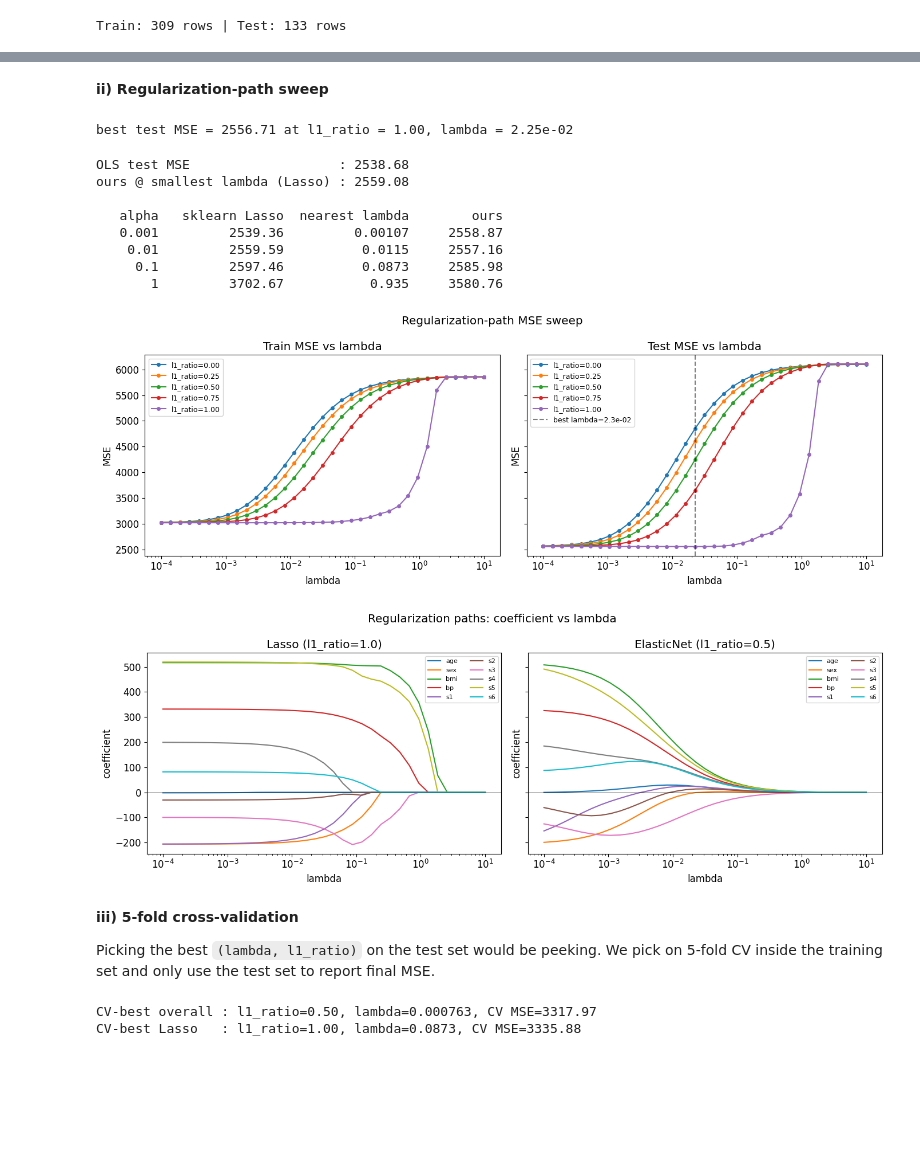
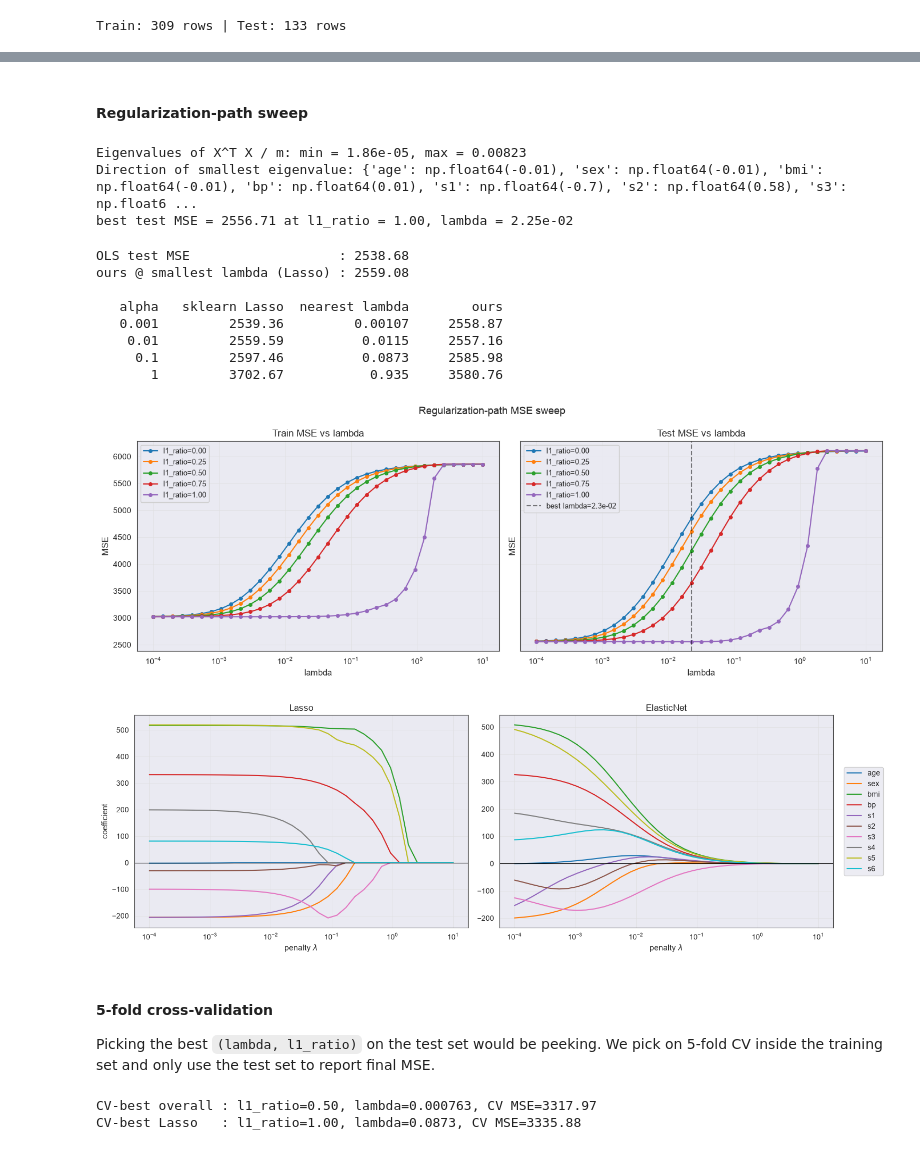
Before and after one commit to jackmcdonald-byte/ecse551-machine-learning-a1, a Jupyter notebook: submission/Charron-Boyle_Jamalshirpanjeh_Ku_McDonald_Assignment1.ipynb, the cells around one changed output, grey strips where cells are left out. Drawn from its saved outputs; the diff is of its cells as text; code cells hidden in the pictures; blank space fills up the shorter version.

```diff
--- a/submission/Charron-Boyle_Jamalshirpanjeh_Ku_McDonald_Assignment1.ipynb
+++ b/submission/Charron-Boyle_Jamalshirpanjeh_Ku_McDonald_Assignment1.ipynb
@@ -4,12 +5,29 @@
 import numpy as np
 import pandas as pd
 import matplotlib.pyplot as plt
+import seaborn as sns
 from pathlib import Path
 from sklearn.datasets import load_diabetes, load_digits
 from sklearn.model_selection import train_test_split
 from sklearn.preprocessing import StandardScaler
 
-plt.rcParams.update({"font.size": 12})
+plt.rcParams.update({
+    "font.size": 11,
+    "axes.titlesize": 12,
+    "axes.labelsize": 11,
+    "xtick.labelsize": 10,
+    "ytick.labelsize": 10,
+    "figure.dpi": 100,
+    "axes.grid": True,
+    "grid.color": "#DDDDDD",
+    "grid.linewidth": 0.5,
+    "grid.alpha": 0.7,
+    "axes.axisbelow": True,
+    "axes.edgecolor": "#444444",
+    "axes.linewidth": 0.8,
+    "legend.frameon": True,
+    "legend.framealpha": 0.9,
+})
 pd.set_option("display.precision", 3)
 
 FIG_DIR = Path("figures")
@@ -309,5 +348,5 @@ best lr: 1.50e+00
 # %% [markdown]
-**ii) Regularization-path sweep**
+#### Regularization-path sweep
 # %%
 def mse(y_true, y_pred):
     err = y_true - y_pred
@@ -322,6 +361,11 @@ iterations = 10000
 # the bias-stability bound is 2 (its Hessian is 1). We use lr = 1.5 / max(1, L_X + ...)
 # so a single step size stays inside both bounds for every (lambda, r) in the sweep.
 L_X = np.linalg.eigvalsh(X_train.T @ X_train / len(X_train))[-1]
+
+eigvals, eigvecs = np.linalg.eigh(X_train.T @ X_train / len(X_train))
+print(f"Eigenvalues of X^T X / m: min = {eigvals[0]:.3g}, max = {eigvals[-1]:.3g}")
+print("Direction of smallest eigenvalue:",
+      dict(zip(df_diab.drop(columns="target").columns, eigvecs[:, 0].round(2))))
 
 n_r, n_l = len(l1_ratios), len(lambdas)
 W_path = np.zeros((n_r, n_l, X_train.shape[1]))
@@ -341,6 +385,8 @@ best_i, best_j = np.unravel_index(np.argmin(test_mse), test_mse.shape)
 print(f"best test MSE = {test_mse[best_i, best_j]:.2f} "
       f"at l1_ratio = {l1_ratios[best_i]:.2f}, lambda = {lambdas[best_j]:.2e}")
 # %% [output]
+Eigenvalues of X^T X / m: min = 1.86e-05, max = 0.00823
+Direction of smallest eigenvalue: {'age': np.float64(-0.01), 'sex': np.float64(-0.01), 'bmi': np.float64(-0.01), 'bp': np.float64(0.01), 's1': np.float64(-0.7), 's2': np.float64(0.58), 's3': np.float6 ...
 best test MSE = 2556.71 at l1_ratio = 1.00, lambda = 2.25e-02
 # %%
 from sklearn.linear_model import LinearRegression, Lasso
@@ -383,33 +429,33 @@ for ax in axes:
 fig.suptitle("Regularization-path MSE sweep")
 fig.tight_layout()
 fig.savefig(FIG_DIR / "regpath_mse.png", dpi=150, bbox_inches="tight")
+fig.savefig(FIG_DIR / "regpath_mse.pdf", bbox_inches="tight")
 plt.show()
 # %% [output]
-[figure, old version]
+[figure, new version]
 # %%
 feature_names = df_diab.drop(columns="target").columns.tolist()
 
-fig, axes = plt.subplots(1, 2, figsize=(14, 5), sharey=True)
+fig, axes = plt.subplots(1, 2, figsize=(15, 5))
 for ax, r_idx, title in [
-    (axes[0], np.where(l1_ratios == 1.0)[0][0], "Lasso (l1_ratio=1.0)"),
-    (axes[1], np.where(l1_ratios == 0.5)[0][0], "ElasticNet (l1_ratio=0.5)"),
+    (axes[0], np.where(l1_ratios == 1.0)[0][0], "Lasso"),
+    (axes[1], np.where(l1_ratios == 0.5)[0][0], "ElasticNet"),
 ]:
     for k, name in enumerate(feature_names):
         ax.semilogx(lambdas, W_path[r_idx, :, k], label=name)
-    ax.axhline(0, color="k", linewidth=0.5)
-    ax.set_xlabel("lambda")
-    ax.set_ylabel("coefficient")
+    ax.axhline(0, color="black", linewidth=0.8)
+    ax.set_xlabel("penalty $\\lambda$")
     ax.set_title(title)
-    ax.legend(fontsize=8, ncol=2)
-
-fig.suptitle("Regularization paths: coefficient vs lambda")
+axes[0].set_ylabel("coefficient")
+axes[1].legend(feature_names, loc="center left", bbox_to_anchor=(1.02, 0.5), fontsize=10)
 fig.tight_layout()
 fig.savefig(FIG_DIR / "regpath_coefficients.png", dpi=150, bbox_inches="tight")
+fig.savefig(FIG_DIR / "paths.pdf", bbox_inches="tight")
 plt.show()
 # %% [output]
-[figure, old version]
+[figure, new version]
 # %% [markdown]
-**iii) 5-fold cross-validation**
+#### 5-fold cross-validation
 
 Picking the best `(lambda, l1_ratio)` on the test set would be peeking. We pick on 5-fold CV
 inside the training set and only use the test set to report final MSE.
```
Also changed, not shown: parts of 99 cells of this notebook, 53 other files.
